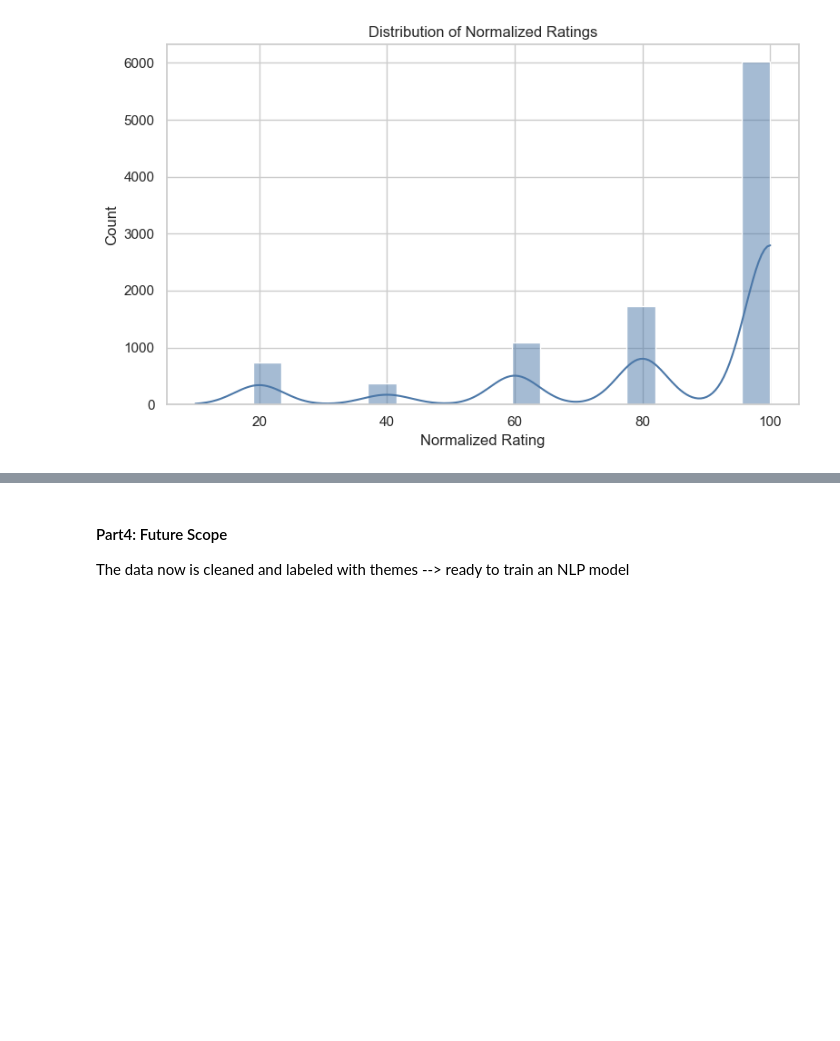
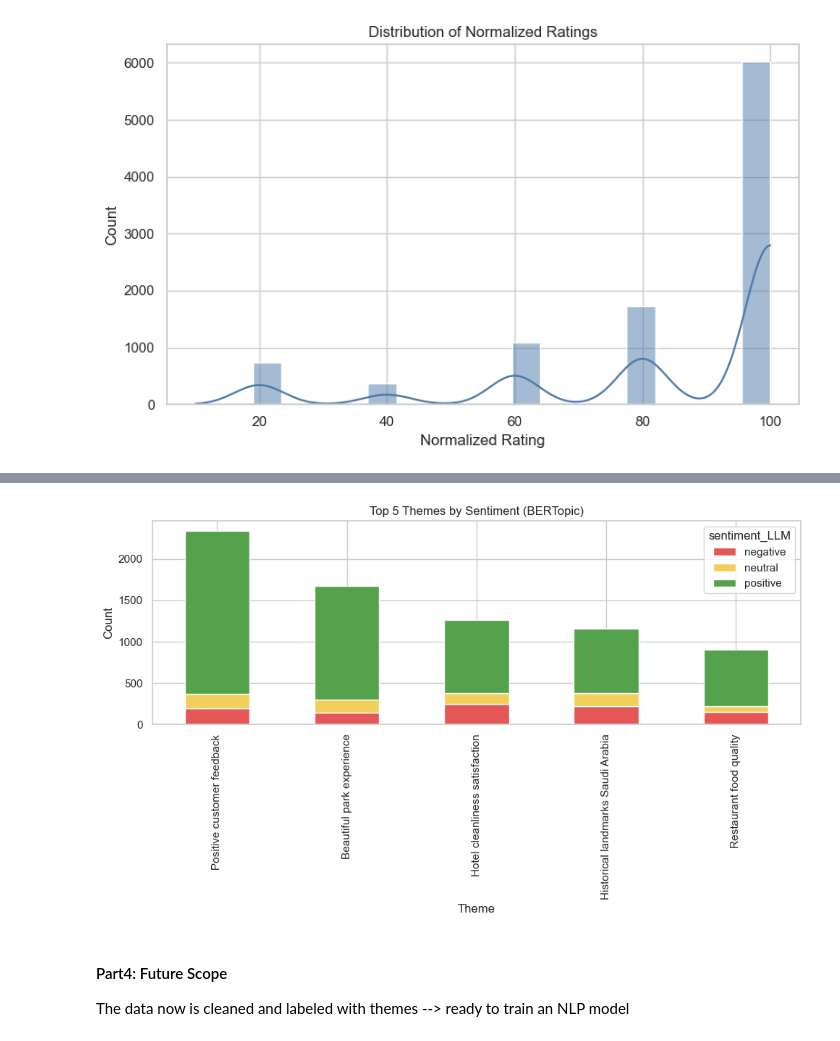
Before and after one commit to jadkrisht98/NLP_Project, a Jupyter notebook: Final_Notebook.ipynb, the cells around one changed output, grey strips where cells are left out. Saved outputs shown, nothing was run; the diff lists cells and outputs as text; code cells hidden in the pictures; blank space fills up the shorter version.

```diff
--- a/Final_Notebook.ipynb
+++ b/Final_Notebook.ipynb
@@ -1236,3 +1250,16 @@ plt.show()
+# %%
+#top 5 themes by count of reviews
+top_themes = final_df['theme_BERT'].value_counts().head(5).index
+plt.figure(figsize=(10, 6))
+top_theme_sent = theme_sent.loc[top_themes]
+top_theme_sent.plot(kind='bar', stacked=True, color=[sentiment_colors[c] for c in top_theme_sent.columns], ax=plt.gca())
+plt.title('Top 5 Themes by Sentiment (BERTopic)')
+plt.xlabel('Theme')
+plt.ylabel('Count')
+plt.tight_layout()
+plt.show()
+# %% [output]
+[figure, added]
 # %%
 # Sentiment vs Offering
 # %%
```
Also changed, not shown: parts of 3 cells of this notebook.
